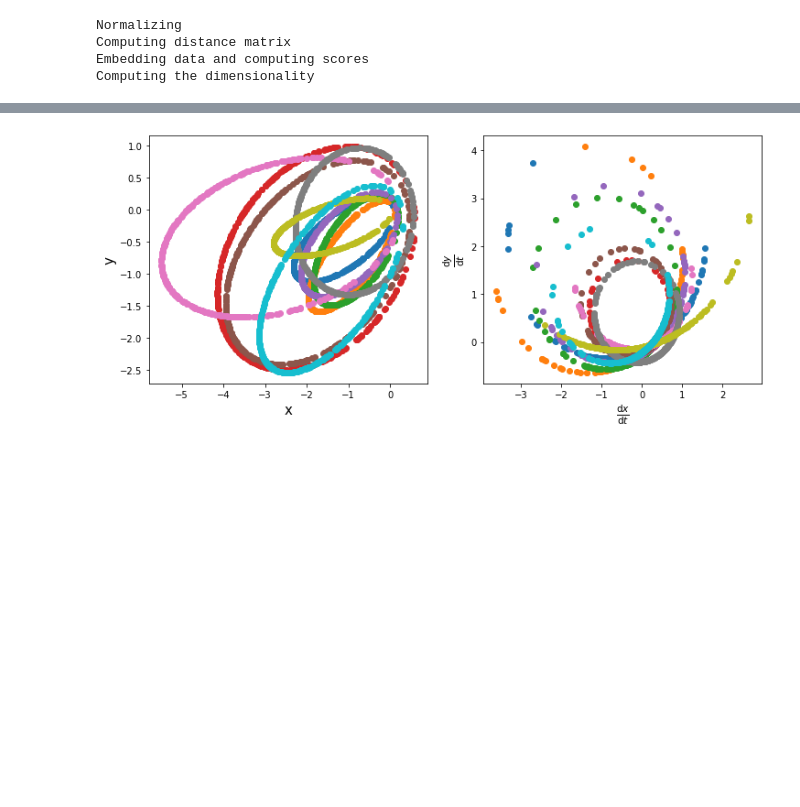
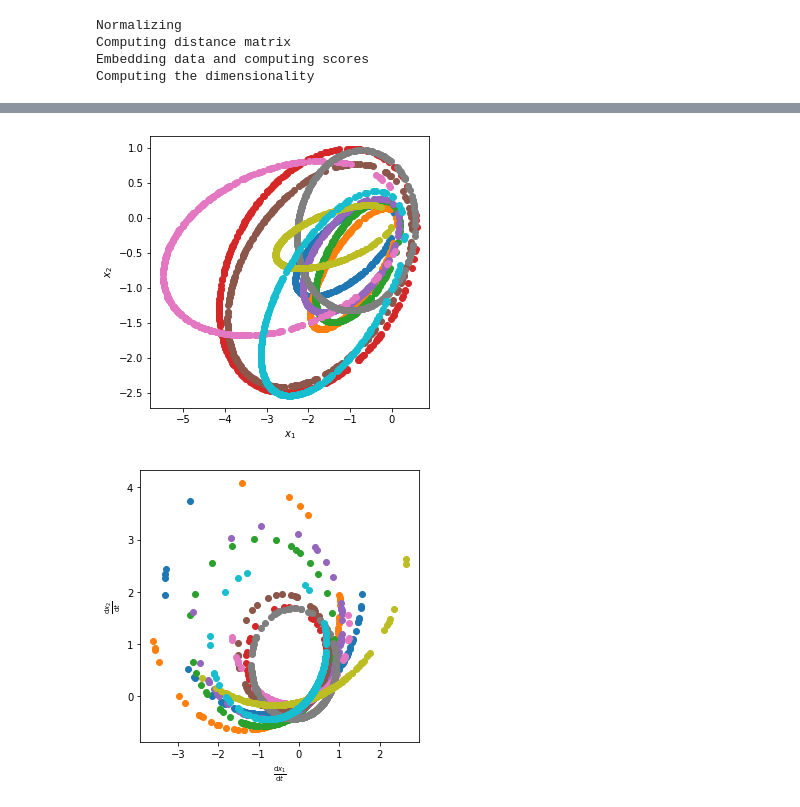
Before and after one commit to waleko/ai-prentice-conservation-laws, a Jupyter notebook: prentice_kepler_problem.ipynb, the cells around one changed output, grey strips where cells are left out. Drawn from its saved outputs; the diff is of its cells as text; code cells hidden in the pictures; blank space fills up the shorter version.

Commit message:
added graphs and experiments with noise

```diff
--- a/prentice_kepler_problem.ipynb
+++ b/prentice_kepler_problem.ipynb
@@ -12,7 +9,7 @@ from time import time
 kepler_problem_data = np.load("trajectories/kepler_problem.npz")
 data = kepler_problem_data["data"]
 # %%
-ai_prentice = ai_prentice_wasserstein.DimensionalityPrentice("kepler_problem")
+ai_prentice = ai_prentice_wasserstein.DimensionalityPrentice()
 # %%
 ai_prentice.fit(data)
 # %% [output]
@@ -23,5 +20,7 @@ Computing the dimensionality
 # %%
 embedding = ai_prentice.embeddings[3]
 params = kepler_problem_data["params"]
+# %%
+plt.rcParams.update({'font.size': 18})
 # %%
 utils.plot_scores(plt.gca(), ai_prentice.scores, ai_prentice.errors)
@@ -44,17 +53,24 @@ plt.show()
 # %%
-fig, axes = plt.subplots(1, 2, figsize=(12, 5))
+fig, ax = plt.subplots(figsize=(5, 5))
 
 for traj in data[:10]:
-    axes[0].scatter(*traj.T[:2])
-axes[0].set_xlabel("x", fontsize=15)
-axes[0].set_ylabel("y", fontsize=15)
+    ax.scatter(*traj.T[:2])
+ax.set_xlabel("$x_1$")
+ax.set_ylabel("$x_2$")
+
+# plt.savefig("graphs/kp_data1.pdf")
+plt.show()
+
+fig, ax = plt.subplots(figsize=(5, 5))
+
 
 for traj in data[:10]:
-    axes[1].scatter(*traj.T[2:])
-axes[1].set_xlabel("$\\frac{\\mathrm{d}x}{\\mathrm{d}t}$", fontsize=15)
-axes[1].set_ylabel("$\\frac{\\mathrm{d}y}{\\mathrm{d}t}$", fontsize=15)
+    ax.scatter(*traj.T[2:])
+ax.set_xlabel("$\\frac{\\mathrm{d}x_1}{\\mathrm{d}t}$")
+ax.set_ylabel("$\\frac{\\mathrm{d}x_2}{\\mathrm{d}t}$")
 
-# plt.savefig("kp_data.pdf")
+# plt.savefig("graphs/kp_data2.pdf")
 plt.show()
 # %% [output]
-[figure, old version]
+[figure, new version]
+[figure, added]
```
Also changed, not shown: parts of 5 cells of this notebook, 11 other files.
